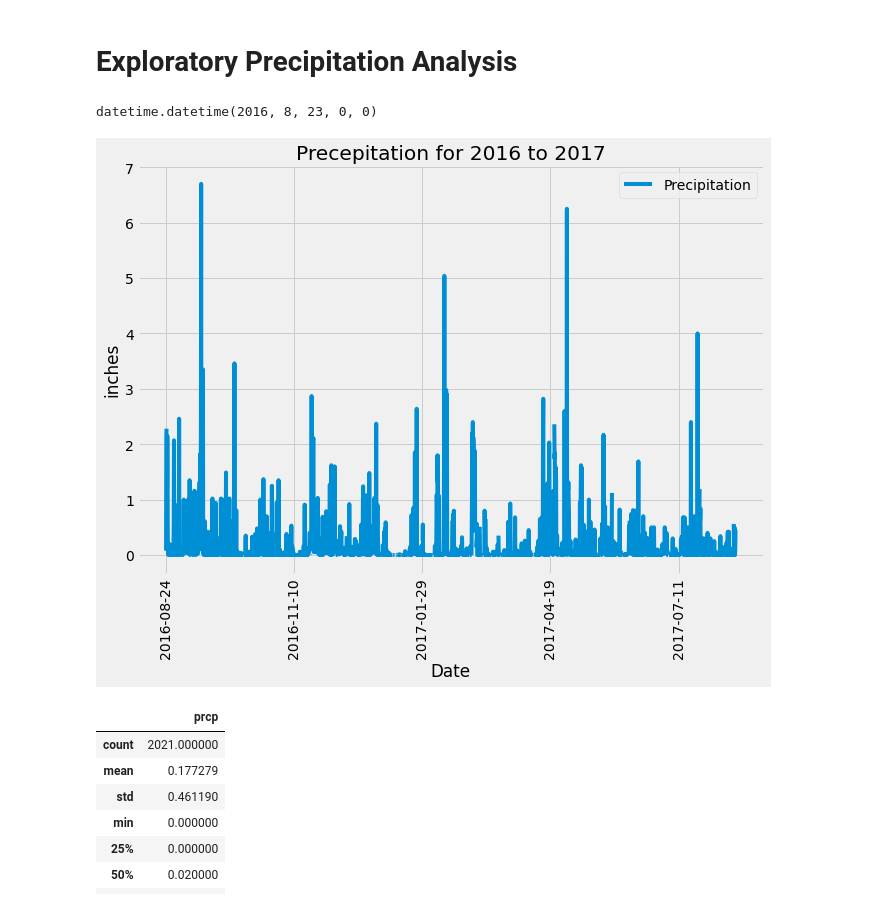
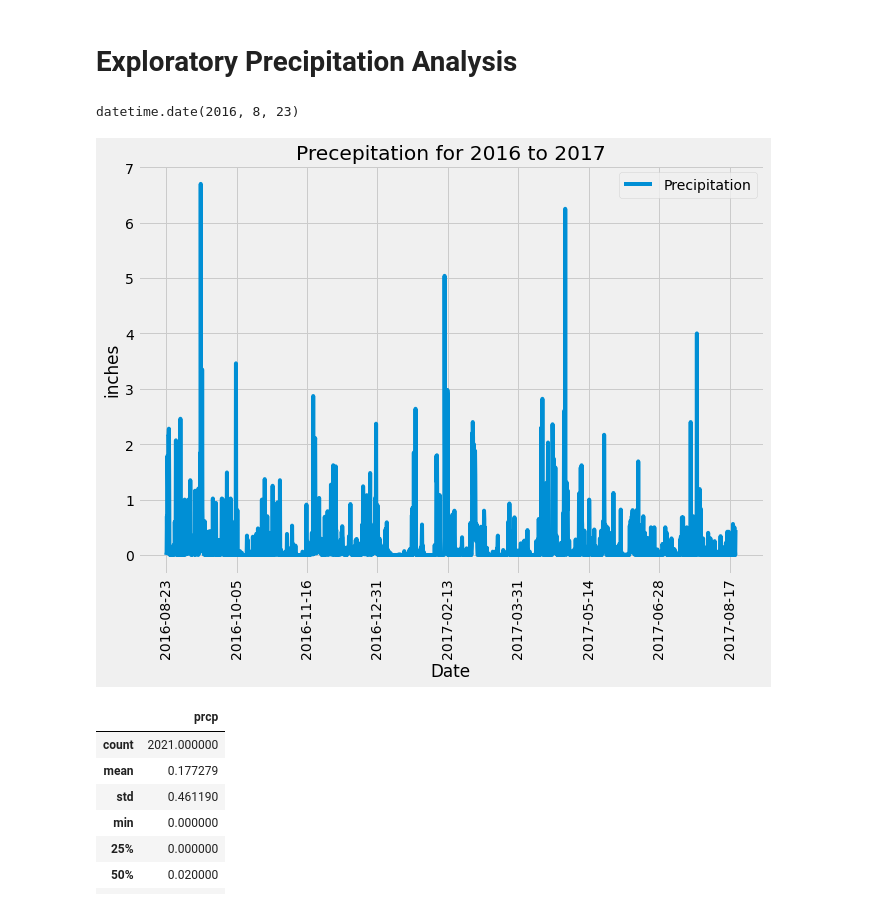
Before and after one commit to sravitham/sqlalchemy-challenge, a Jupyter notebook: climate_starter.ipynb, the cells around one changed output. Drawn from its saved outputs; the diff is of its cells as text; code cells hidden in the pictures.

```diff
--- a/climate_starter.ipynb
+++ b/climate_starter.ipynb
@@ -45,40 +45,40 @@ precep_all=engine.execute(
     ORDER BY date DESC;''')
 precepall=precep_all.fetchall()
 # %%
-last_twelve_months = dt.datetime(2017, 8, 23) - dt.timedelta(days=365)
+last_twelve_months = dt.date(2017, 8, 23) - dt.timedelta(days=365)
 last_twelve_months
 # %% [output]
-datetime.datetime(2016, 8, 23, 0, 0)
+datetime.date(2016, 8, 23)
 # %%
 # Design a query to retrieve the last 12 months of precipitation data and plot the results.
 # Starting from the most recent data point in the database.
 
 # Calculate the date one year from the last date in data set.
 
 precep = session.query(Measurement.date, Measurement.prcp).\
-                    filter(Measurement.date >= last_twelve_months).\
-                     order_by(Measurement.date).all()
+                    filter(Measurement.date >= last_twelve_months).all()
 # Perform a query to retrieve the data and precipitation scores
 
 
 # Save the query results as a Pandas DataFrame and set the index to the date column
 date_precep_df =pd.DataFrame(precep, columns=["date","prcp"])
-date_precep_df
+date_precep_df=date_precep_df.dropna(how="any")
 
 
 # Sort the dataframe by date
-date_precep_df.set_index(date_precep_df["date"], inplace=True)
-# date_precep_df = date_precep_df.sort_index()
+date_precep_df=date_precep_df.sort_values(["date"], ascending=True)
+date_precep_df=date_precep_df.set_index("date")
+
 # Use Pandas Plotting with Matplotlib to plot the data
 date_precep_df.plot(rot=90, figsize=(10,7))
 plt.title("Precepitation for 2016 to 2017")
 plt.ylabel("inches")
 plt.xlabel("Date")
 # plt.grid(True)
 plt.legend(["Precipitation"],loc="best")
 plt.show()
 # %% [output]
-[figure, old version]
+[figure, new version]
 # %%
 # Use Pandas to calcualte the summary statistics for the precipitation data
 date_precep_df.describe()
```
